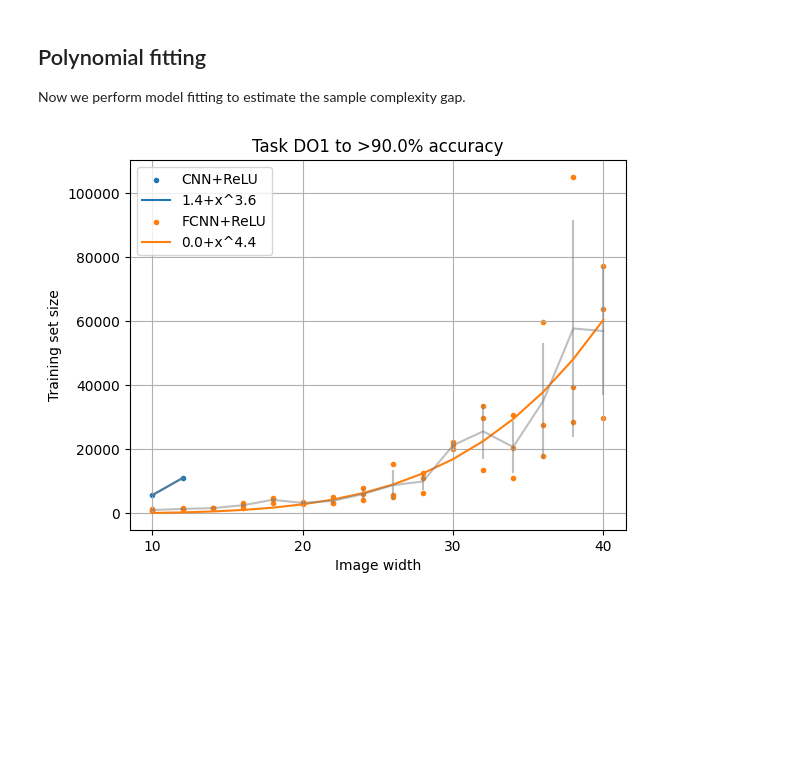
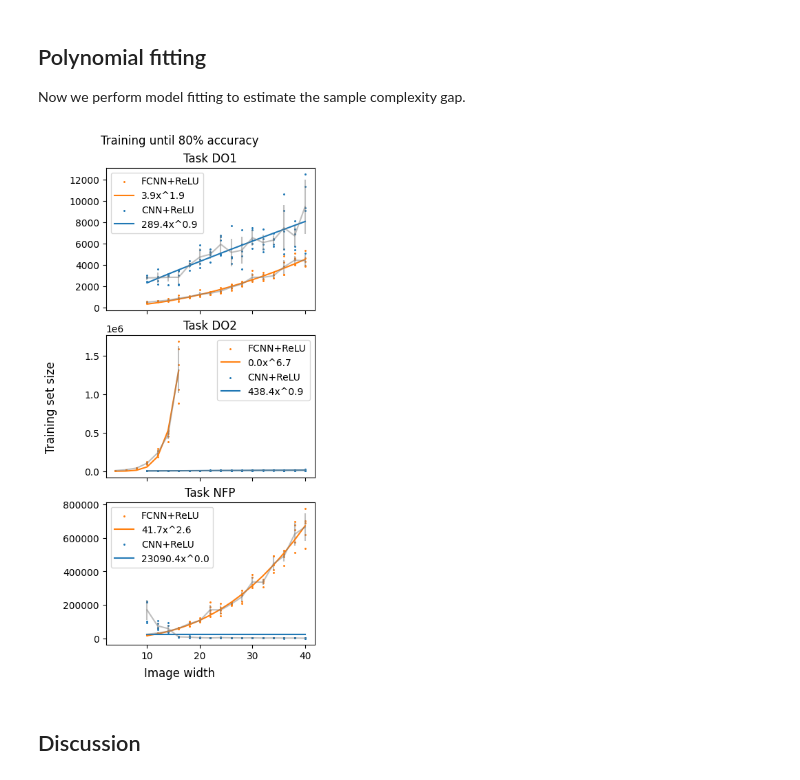
Before and after one commit to orfeasliossatos/Semester-Project, a Jupyter notebook: Tasks/Project.ipynb, the cells around one changed output. Drawn from its saved outputs; the diff is of its cells as text; code cells hidden in the pictures; blank space fills up the shorter version.

```diff
--- a/Tasks/Project.ipynb
+++ b/Tasks/Project.ipynb
@@ -87,9 +102,9 @@ channels        = 1     # Image channels
 input_shapes    = [(channels, L, L) for L in Ls]
 N_te            = 1_000 # Test set
 f               = 8     # Number of distinct frequencies
+epsilon         = 0.8  # Required accuracy
 batch_size      = 64    # Batch size
 cnn_out_chans   = 1000  # The number of output channels in the CNN model
-epsilon         = 0.9  # Required accuracy
 
 # Experiment controls
 delete          = False # Delete results of previous runs for that model.
@@ -99,10 +114,10 @@ balance         = False # Balance the results of the previous runs in case of st
 # Particular setting
 architecture    = "FCNN" # Codes are FCNN or CNN
 activation      = "ReLU"
-task_name       = "DO1" # Codes are DO1, DO2, or NFP
+task_name       = "NFP" # Codes are DO1, DO2, or NFP
 arch_name       = architecture + "+" + activation
 learning_rate   = 0.005
-estimates       = 3
+estimates       = 5
 filepath        = f'results/week14/task{task_name}_acc{str(epsilon)}_freq{f}.pkl' # Results file
 # %% [markdown]
 We create, delete, or balance out the results file in case of an incomplete run.
@@ -436,41 +450,56 @@ def polynomial(x, a, b):
 
 # The bounds on the coefficients
 bounds = (0, np.inf)
+# %%
+results_paths = ["results/backup/taskDO1_acc0.8_freq8.pkl", "results/backup/taskDO2_acc0.8_freq8.pkl", "results/backup/taskNFP_acc0.8_freq8.pkl"]
 # %%
-# Load data
-with open(filepath, 'rb') as file:
-    sample_complexity = pickle.load(file)
-# Extract data to plot
-names = set([name for name, _ in sample_complexity.keys()])
+# Set up figures from all experiments
+fig, axs = plt.subplots(nrows=3, layout='constrained', sharex=True)
 
 # Plot colours
 colordict = {"FCNN+ReLU":'tab:orange', "CNN+ReLU":'tab:blue'}
 
-# For every model, make line plot
-for i, name in enumerate(names):
+# Paths
+for j, path in enumerate(results_paths):
 
-    xs, ys, means, stds = unpack_and_aggregate(sample_complexity, name, [np.mean, np.std])
-    plt.scatter(xs, ys, marker='.', linestyle='-', label=name, color=colordict[name])
-    plt.legend()
+    # Load data
+    with open(path, 'rb') as file:
+        sample_complexity = pickle.load(file)
 
-    # Plot means and standard deviations
-    plt.errorbar(np.unique(xs), means, stds, color=(0.5, 0.5, 0.5, 0.5))
+    # Extract data to plot
+    names = set([name for name, _ in sample_complexity.keys()])
 
-    # Plot polynomial estimates
-    fitted, covariance = curve_fit(polynomial, xs, ys, p0=[1, 1], bounds=bounds)
+    # For every model, make line plot
+    for i, name in enumerate(names):
 
-    plt.plot(xs, polynomial(xs, *fitted), label="{:.1f}+x^{:.1f}".format(fitted[0], fitted[1]), color=colordict[name])
-    plt.legend()
+        # Plot training samples
+        xs, ys, means, stds = unpack_and_aggregate(sample_complexity, name, [np.mean, np.std])
+        axs[j].scatter(xs, ys, marker='.', s=5, linestyle='-', label=name, color=colordict[name])
+        axs[j].legend()
+
+        # Plot mean and standard deviation of traing samples
+        axs[j].errorbar(np.unique(xs), means, stds, color=(0.5, 0.5, 0.5, 0.5))
+
+        # Plot polynomial estimates
+        fitted, covariance = curve_fit(polynomial, xs, ys, p0=[1, 1], bounds=bounds)
+        axs[j].plot(xs, polynomial(xs, *fitted), label="{:.1f}x^{:.1f}".format(fitted[0], fitted[1]), color=colordict[name])
+        axs[j].legend()
+
+        # Title
+        axs[j].set_title(f"Task {path[19:22]}")
 
 # Plot graphics
-plt.xlabel('Image width')
-plt.ylabel('Training set size')
-plt.legend()
-plt.xticks(ticks=[tick for tick in plt.xticks()[0]][1::2], labels=[tick for tick in plt.xticks()[1]][1::2])
-plt.title(f'Task {task_name} to >{epsilon*100}% accuracy')
-plt.grid(True)
+fig.supxlabel('Image width')
+fig.supylabel('Training set size')
+fig.set_size_inches(4, 8)
+#plt.legend()
+#plt.xticks(ticks=[tick for tick in plt.xticks()[0]][1::2], labels=[tick for tick in plt.xticks()[1]][1::2])
+fig.suptitle("Training until 80% accuracy")
+#plt.grid(True)
 
 # Show the plot
 plt.show()
 # %% [output]
-[figure, old version]
+[figure, new version]
+# %% [markdown]
+## Discussion
```
Also changed, not shown: parts of 10 cells of this notebook, 3 other files.
